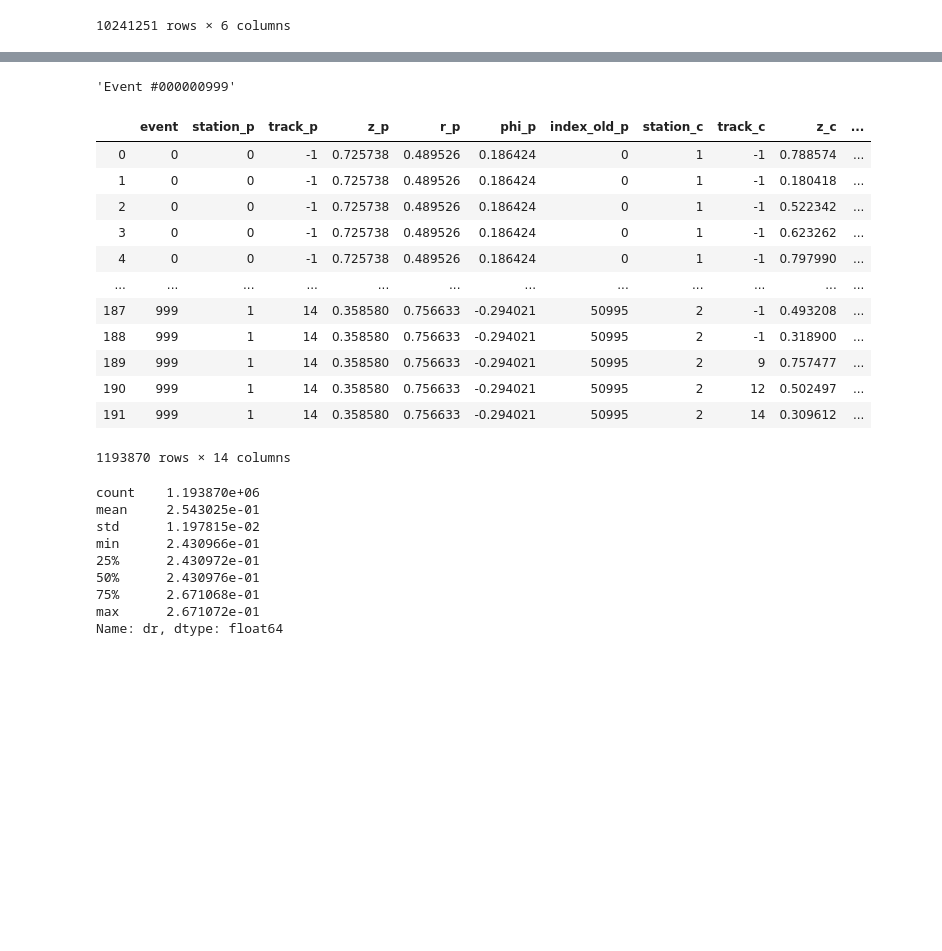
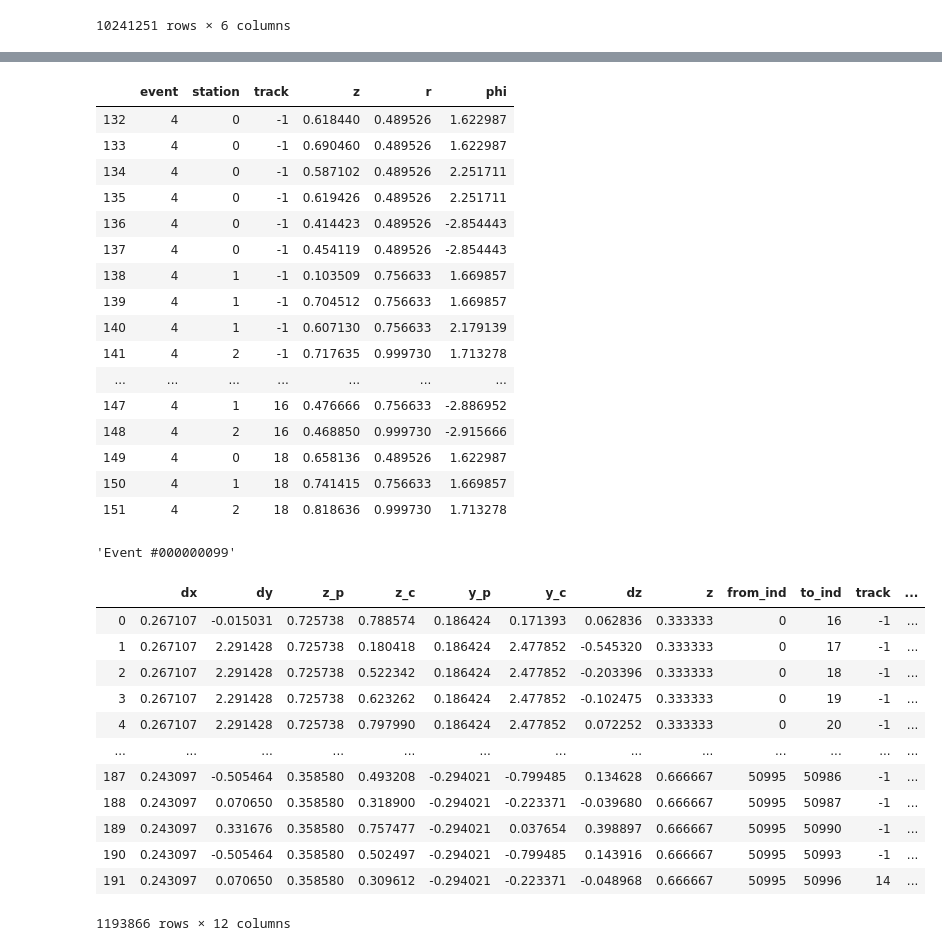
Before and after one commit to gooldan/GraphTracking_v0, a Jupyter notebook: notebooks/cgem_evaluation.ipynb, the cells around one changed output, grey strips where cells are left out. Saved outputs shown, nothing was run; the diff lists cells and outputs as text; code cells hidden in the pictures; blank space fills up the shorter version.

```diff
--- a/notebooks/cgem_evaluation.ipynb
+++ b/notebooks/cgem_evaluation.ipynb
@@ -66,26 +181,38 @@ events
+# %%
+events[events.event == 4]
+# %% [output]
+|  | event | station | track | z | r | phi |
+| 132 | 4 | 0 | -1 | 0.618440 | 0.489526 | 1.622987 |
+| 133 | 4 | 0 | -1 | 0.690460 | 0.489526 | 1.622987 |
+| 134 | 4 | 0 | -1 | 0.587102 | 0.489526 | 2.251711 |
+| 135 | 4 | 0 | -1 | 0.619426 | 0.489526 | 2.251711 |
+| 136 | 4 | 0 | -1 | 0.414423 | 0.489526 | -2.854443 |
+| 137 | 4 | 0 | -1 | 0.454119 | 0.489526 | -2.854443 |
+| 138 | 4 | 1 | -1 | 0.103509 | 0.756633 | 1.669857 |
+| 139 | 4 | 1 | -1 | 0.704512 | 0.756633 | 1.669857 |
+| 140 | 4 | 1 | -1 | 0.607130 | 0.756633 | 2.179139 |
+| 141 | 4 | 2 | -1 | 0.717635 | 0.999730 | 1.713278 |
+| ... | ... | ... | ... | ... | ... | ... |
+| 147 | 4 | 1 | 16 | 0.476666 | 0.756633 | -2.886952 |
+| 148 | 4 | 2 | 16 | 0.468850 | 0.999730 | -2.915666 |
+| 149 | 4 | 0 | 18 | 0.658136 | 0.489526 | 1.622987 |
+| 150 | 4 | 1 | 18 | 0.741415 | 0.756633 | 1.669857 |
+| 151 | 4 | 2 | 18 | 0.818636 | 0.999730 | 1.713278 |
 # %%
-events_to_analyze = events[events.event < 1000]
+events_to_analyze = events[events.event < 100]
 segments = pd.DataFrame()
+suffx = config['prepare']['linegraph']['suffix']
+
+nodes = pd.DataFrame()
+edges = pd.DataFrame()
+
 for id, event in events_to_analyze.groupby('event'):
     clear_output(wait=True)
     display("Event #%09d" % id)
-    G = to_pandas_graph_df(event, suffx=('_p', '_c'), compute_is_true_track=True)
-    segments = segments.append(G)
+
+    G = to_pandas_graph_df(event, suffx=suffx)
+    nodes_t, edges_t = get_pd_line_graph(config['prepare'], G, apply_nodes_restrictions, pi_fix=True)
+    nodes = nodes.append(nodes_t, sort=False)
+    edges = edges.append(edges_t, sort=False)
 # %% [output]
-'Event #000000999'
+'Event #000000099'
-# %%
-segments
-# %% [output]
-|  | event | station_p | track_p | z_p | r_p | phi_p | index_old_p | station_c | track_c | z_c | ... |
-| 0 | 0 | 0 | -1 | 0.725738 | 0.489526 | 0.186424 | 0 | 1 | -1 | 0.788574 | ... |
-| 1 | 0 | 0 | -1 | 0.725738 | 0.489526 | 0.186424 | 0 | 1 | -1 | 0.180418 | ... |
-| 2 | 0 | 0 | -1 | 0.725738 | 0.489526 | 0.186424 | 0 | 1 | -1 | 0.522342 | ... |
-| 3 | 0 | 0 | -1 | 0.725738 | 0.489526 | 0.186424 | 0 | 1 | -1 | 0.623262 | ... |
-| 4 | 0 | 0 | -1 | 0.725738 | 0.489526 | 0.186424 | 0 | 1 | -1 | 0.797990 | ... |
-| ... | ... | ... | ... | ... | ... | ... | ... | ... | ... | ... | ... |
-| 187 | 999 | 1 | 14 | 0.358580 | 0.756633 | -0.294021 | 50995 | 2 | -1 | 0.493208 | ... |
-| 188 | 999 | 1 | 14 | 0.358580 | 0.756633 | -0.294021 | 50995 | 2 | -1 | 0.318900 | ... |
-| 189 | 999 | 1 | 14 | 0.358580 | 0.756633 | -0.294021 | 50995 | 2 | 9 | 0.757477 | ... |
-| 190 | 999 | 1 | 14 | 0.358580 | 0.756633 | -0.294021 | 50995 | 2 | 12 | 0.502497 | ... |
-| 191 | 999 | 1 | 14 | 0.358580 | 0.756633 | -0.294021 | 50995 | 2 | 14 | 0.309612 | ... |
-1193870 rows × 14 columns
@@ -106,13 +219,17 @@ fake_segs = segments[segments.track == False]
-# %%
-segments['dr'].describe()
-# %% [output]
-count    1.193870e+06
-mean     2.543025e-01
-std      1.197815e-02
-min      2.430966e-01
-25%      2.430972e-01
-50%      2.430976e-01
-75%      2.671068e-01
-max      2.671072e-01
-Name: dr, dtype: float64
+# %%
+nodes
+# %% [output]
+|  | dx | dy | z_p | z_c | y_p | y_c | dz | z | from_ind | to_ind | track | ... |
+| 0 | 0.267107 | -0.015031 | 0.725738 | 0.788574 | 0.186424 | 0.171393 | 0.062836 | 0.333333 | 0 | 16 | -1 | ... |
+| 1 | 0.267107 | 2.291428 | 0.725738 | 0.180418 | 0.186424 | 2.477852 | -0.545320 | 0.333333 | 0 | 17 | -1 | ... |
+| 2 | 0.267107 | 2.291428 | 0.725738 | 0.522342 | 0.186424 | 2.477852 | -0.203396 | 0.333333 | 0 | 18 | -1 | ... |
+| 3 | 0.267107 | 2.291428 | 0.725738 | 0.623262 | 0.186424 | 2.477852 | -0.102475 | 0.333333 | 0 | 19 | -1 | ... |
+| 4 | 0.267107 | 2.291428 | 0.725738 | 0.797990 | 0.186424 | 2.477852 | 0.072252 | 0.333333 | 0 | 20 | -1 | ... |
+| ... | ... | ... | ... | ... | ... | ... | ... | ... | ... | ... | ... | ... |
+| 187 | 0.243097 | -0.505464 | 0.358580 | 0.493208 | -0.294021 | -0.799485 | 0.134628 | 0.666667 | 50995 | 50986 | -1 | ... |
+| 188 | 0.243097 | 0.070650 | 0.358580 | 0.318900 | -0.294021 | -0.223371 | -0.039680 | 0.666667 | 50995 | 50987 | -1 | ... |
+| 189 | 0.243097 | 0.331676 | 0.358580 | 0.757477 | -0.294021 | 0.037654 | 0.398897 | 0.666667 | 50995 | 50990 | -1 | ... |
+| 190 | 0.243097 | -0.505464 | 0.358580 | 0.502497 | -0.294021 | -0.799485 | 0.143916 | 0.666667 | 50995 | 50993 | -1 | ... |
+| 191 | 0.243097 | 0.070650 | 0.358580 | 0.309612 | -0.294021 | -0.223371 | -0.048968 | 0.666667 | 50995 | 50996 | 14 | ... |
+1193866 rows × 12 columns
 # %%
```
Also changed, not shown: parts of 14 cells of this notebook, 6 other files.
